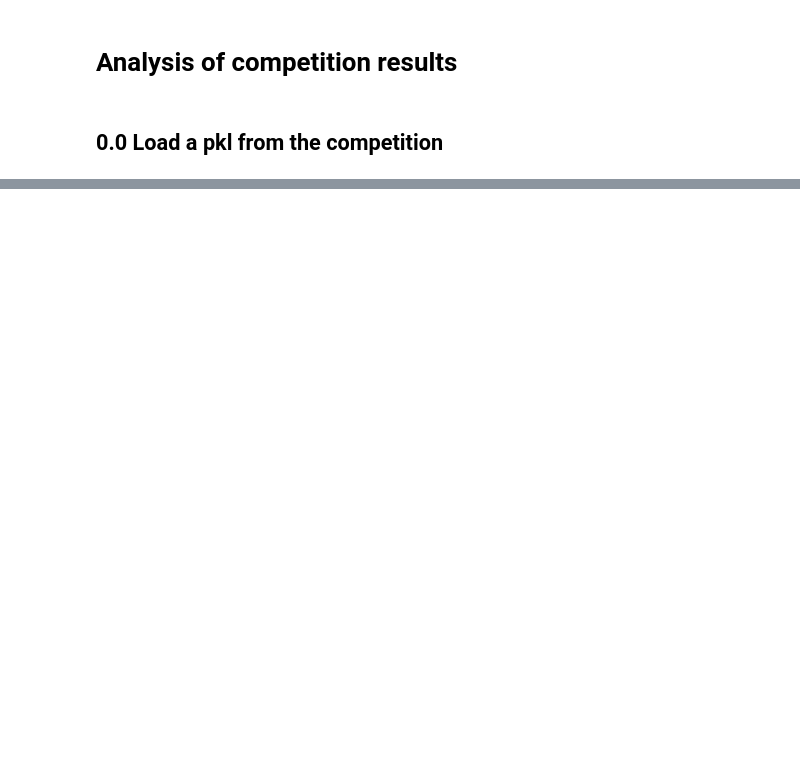
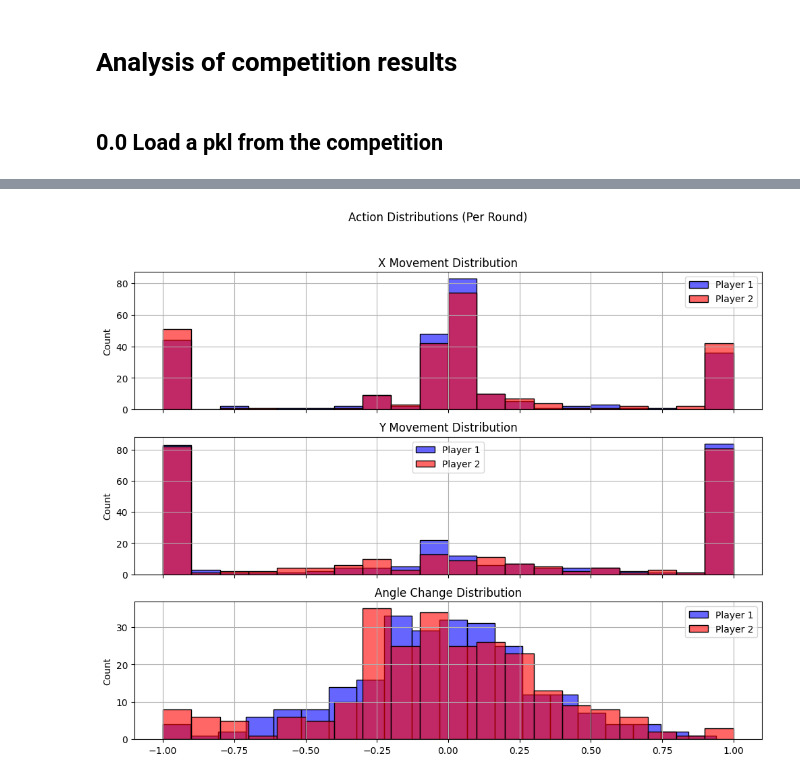
Before and after one commit to l-ine/RL_Project, a Jupyter notebook: competition/competition_results_plots.ipynb, the cells around one changed output, grey strips where cells are left out. Drawn from its saved outputs; the diff is of its cells as text; code cells hidden in the pictures; blank space fills up the shorter version.

```diff
--- a/competition/competition_results_plots.ipynb
+++ b/competition/competition_results_plots.ipynb
@@ -77,0 +145,81 @@ def run(env, agent, n_episodes=100, noise=0):
+# %%
+import numpy as np
+import matplotlib.pyplot as plt
+import seaborn as sns
+
+round = 3
+
+# Load actions for this round
+actions = np.array(data[f"actions_round_{round}"])  # Shape: (int, 8)
+
+# Extract actions for Player 1 and Player 2
+actions_p1 = actions[:, :4]  # Shape: (int, 4)
+actions_p2 = actions[:, 4:]  # Shape: (int, 4)
+
+# Separate movement and shooting
+x_movement_p1, y_movement_p1, angle_p1, shoot_p1 = actions_p1.T
+x_movement_p2, y_movement_p2, angle_p2, shoot_p2 = actions_p2.T
+
+# ---- PLOT: Continuous Action Distributions ----
+fig, axes = plt.subplots(3, 1, figsize=(12, 9), sharex=True)
+
+sns.histplot(x_movement_p1, bins=20, color='blue', alpha=0.6, label="Player 1", ax=axes[0])
+sns.histplot(x_movement_p2, bins=20, color='red', alpha=0.6, label="Player 2", ax=axes[0])
+axes[0].set_title("X Movement Distribution")
+axes[0].legend()
+axes[0].grid()
+
+sns.histplot(y_movement_p1, bins=20, color='blue', alpha=0.6, label="Player 1", ax=axes[1])
+sns.histplot(y_movement_p2, bins=20, color='red', alpha=0.6, label="Player 2", ax=axes[1])
+axes[1].set_title("Y Movement Distribution")
+axes[1].legend()
+axes[1].grid()
+
+sns.histplot(angle_p1, bins=20, color='blue', alpha=0.6, label="Player 1", ax=axes[2])
+sns.histplot(angle_p2, bins=20, color='red', alpha=0.6, label="Player 2", ax=axes[2])
+axes[2].set_title("Angle Change Distribution")
+axes[2].legend()
+axes[2].grid()
+
+plt.suptitle("Action Distributions (Per Round)")
+plt.show()
+
+# ---- MEAN & VARIANCE: Who Moves More? ----
+print(f"Player 1 - Mean X Movement: {np.mean(x_movement_p1):.3f}, Variance: {np.var(x_movement_p1):.3f}")
+print(f"Player 2 - Mean X Movement: {np.mean(x_movement_p2):.3f}, Variance: {np.var(x_movement_p2):.3f}")
+print(f"Player 1 - Mean Y Movement: {np.mean(y_movement_p1):.3f}, Variance: {np.var(y_movement_p1):.3f}")
+print(f"Player 2 - Mean Y Movement: {np.mean(y_movement_p2):.3f}, Variance: {np.var(y_movement_p2):.3f}")
+
+# ---- Shooting Analysis ----
+num_shots_p1 = np.sum(shoot_p1)
+num_shots_p2 = np.sum(shoot_p2)
+
+print(f"Player 1 Shots: {num_shots_p1}")
+print(f"Player 2 Shots: {num_shots_p2}")
+
+# ---- Load Observations for Puck Analysis ----
+observations = np.array(data[f"observations_round_{round}"])
+
+# Extract puck data
+puck_x = observations[:, 12]
+puck_y = observations[:, 13]
+puck_time_p1 = observations[:, 16]
+puck_time_p2 = observations[:, 17]
+
+# ---- Detect Goals ----
+goal_p1 = np.any(puck_x > 3)  # Player 1 scores if puck crosses x > 3
+goal_p2 = np.any(puck_x < -3)  # Player 2 scores if puck crosses x < -3
+
+# ---- Determine Winner ----
+if goal_p1 and not goal_p2:
+    winner = "Player 1 🏆"
+elif goal_p2 and not goal_p1:
+    winner = "Player 2 🏆"
+elif goal_p1 and goal_p2:
+    winner = "Draw 🤝"
+else:
+    winner = "No goals scored ⚠️"
+
+print("Game Result:", winner)
+# %% [output]
+[figure, added]
```
Also changed, not shown: parts of 12 cells of this notebook, 2 other files.
